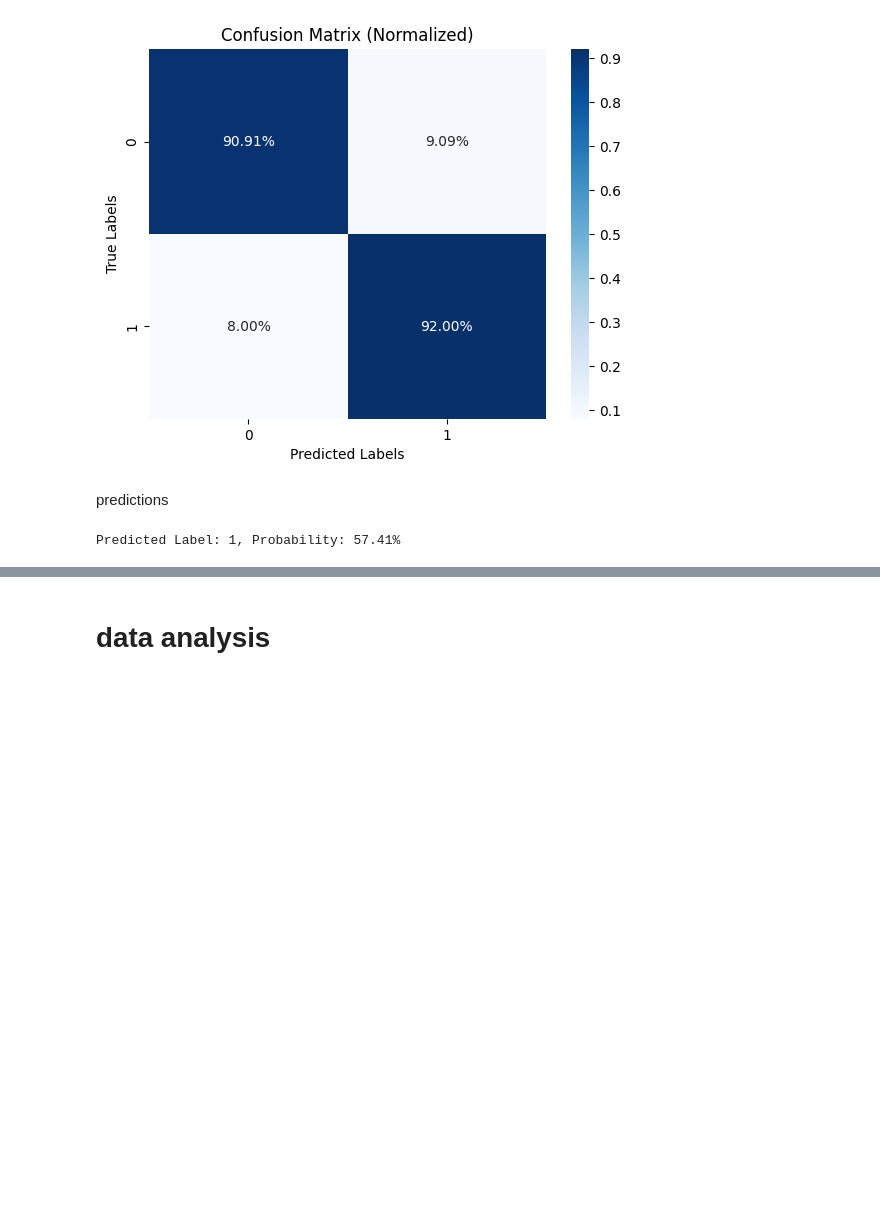
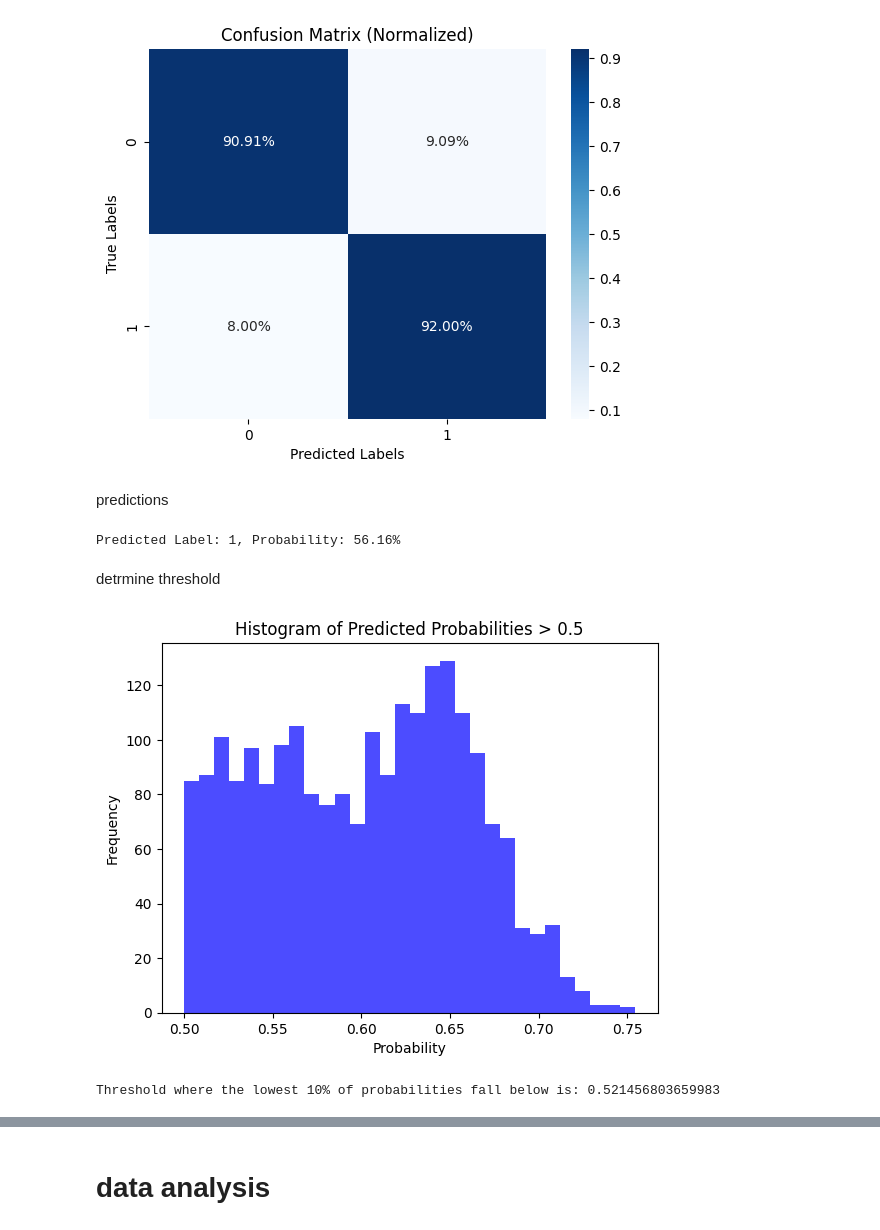
Before and after one commit to shelly-serafimovich/ML-Moral-Judgment-and-Liability-Project, a Jupyter notebook: ML_Moral_Judgment_and_Liability_Project.ipynb, the cells around one changed output, grey strips where cells are left out. Drawn from its saved outputs; the diff is of its cells as text; code cells hidden in the pictures; blank space fills up the shorter version.

```diff
--- a/ML_Moral_Judgment_and_Liability_Project.ipynb
+++ b/ML_Moral_Judgment_and_Liability_Project.ipynb
@@ -101,8 +101,30 @@ def predict_text(text):
     return prediction[0], probability[0]
 
 # Example usage of the function
-new_text = "the sun is hot"
+new_text = "i just got pregnant in school, i want to make an abortion."
 predicted_label, predicted_probability = predict_text(new_text)
 print(f"Predicted Label: {predicted_label}, Probability: {predicted_probability:.2%}")
 # %% [output]
-Predicted Label: 1, Probability: 57.41%
+Predicted Label: 1, Probability: 56.16%
+# %% [markdown]
+detrmine threshold
+# %%
+# Get probabilities for the positive class
+probabilities = pipeline.predict_proba(X_train)[:, 1]
+
+# Filter probabilities greater than 0.5
+filtered_probabilities = probabilities[probabilities > 0.5]
+
+# Plot histogram of filtered probabilities
+plt.hist(filtered_probabilities, bins=30, color='blue', alpha=0.7)
+plt.title('Histogram of Predicted Probabilities > 0.5')
+plt.xlabel('Probability')
+plt.ylabel('Frequency')
+plt.show()
+
+# Calculate the 10th percentile (threshold)
+threshold = np.percentile(filtered_probabilities, 10)
+print(f"Threshold where the lowest 10% of probabilities fall below is: {threshold}")
+# %% [output]
+[figure, added]
+Threshold where the lowest 10% of probabilities fall below is: 0.521456803659983
```
Also changed, not shown: parts of 2 cells of this notebook.
